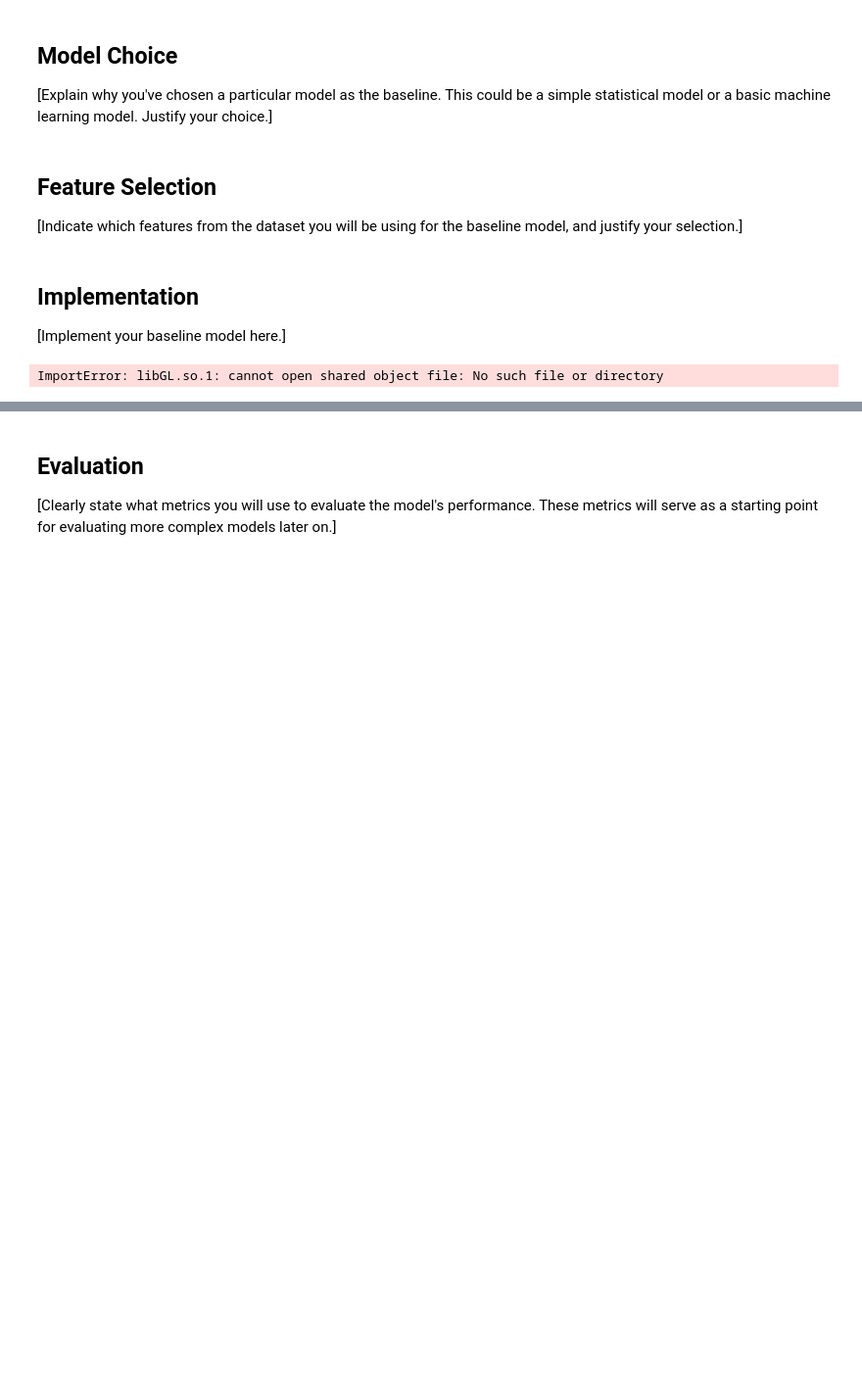
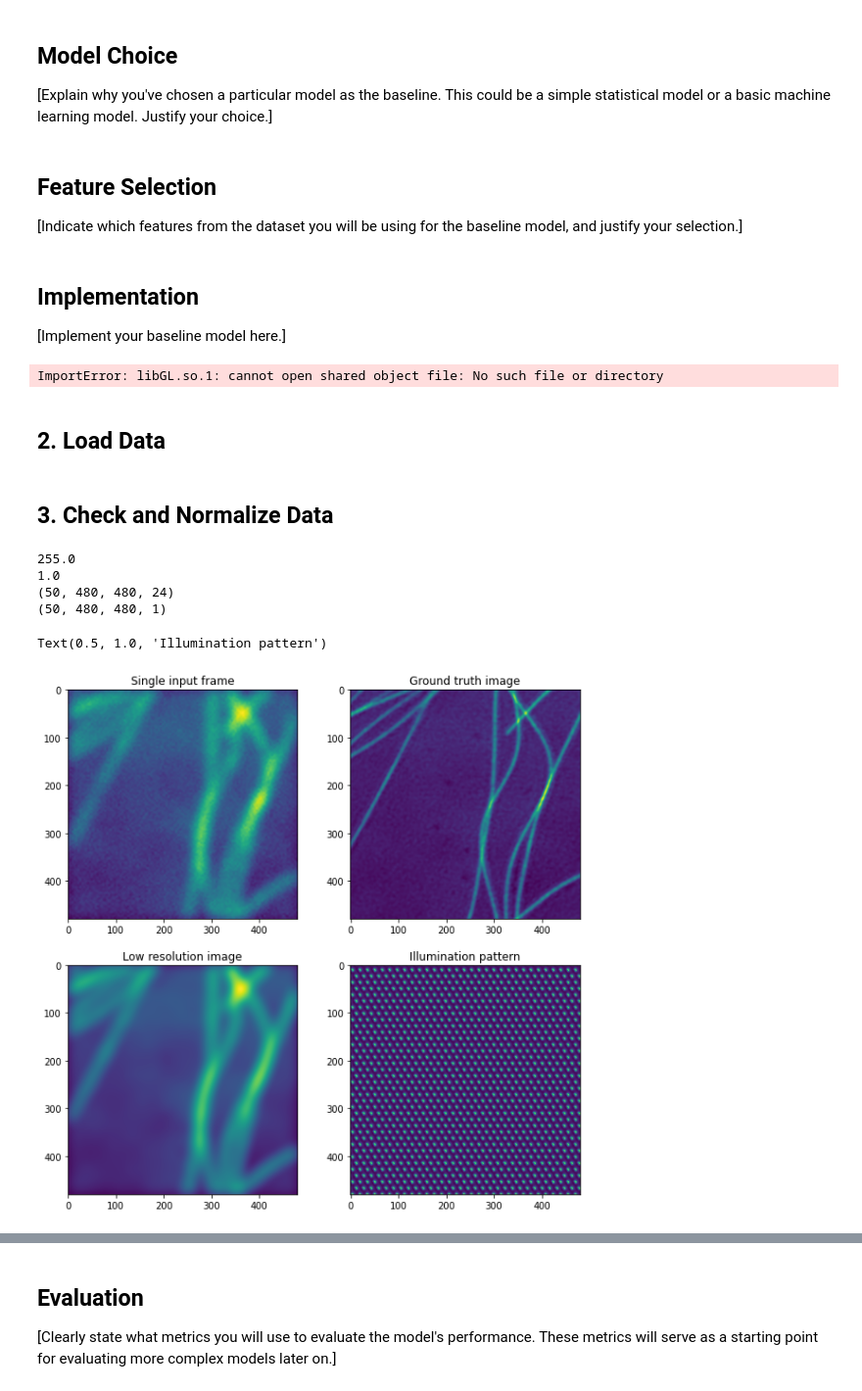
Before and after one commit to theDatascientista/Machine-Learning-for-Medical-Imaging-in-Super-Resolution-Microscopy, a Jupyter notebook: 2_BaselineModel/baseline-CNN_model.ipynb, the cells around one changed output, grey strips where cells are left out. Shown at 98% size. Saved outputs shown, nothing was run; the diff lists cells and outputs as text; code cells hidden in the pictures; blank space fills up the shorter version.

```diff
--- a/2_BaselineModel/baseline-CNN_model.ipynb
+++ b/2_BaselineModel/baseline-CNN_model.ipynb
@@ -89,0 +86,2 @@ dir_name = 'Data/LPSIM/'
+# %% [markdown]
+## 2. Load Data
@@ -89,0 +121,35 @@ dir_name = 'Data/LPSIM/'
+# %% [markdown]
+## 3. Check and Normalize Data
+# %%
+print(np.amax(input_frames))
+input_frames = input_frames - bg_lvl;
+input_frames[input_frames<0] = 0
+input_frames = input_frames/np.amax(input_frames)
+print(np.amax(input_frames))
+gt_fames = gt_frames/np.amax(gt_frames)
+lr_frames = lr_frames/np.amax(lr_frames)
+patterns = patterns/np.amax(patterns)
+print(input_frames.shape)
+print(gt_frames.shape)
+# %% [output]
+255.0
+1.0
+(50, 480, 480, 24)
+(50, 480, 480, 1)
+# %%
+plt.figure(figsize=(10,10))
+plt.subplot(2,2,1)
+plt.imshow(input_frames[1,:,:,1])
+plt.title('Single input frame')
+plt.subplot(2,2,2)
+plt.imshow(gt_frames[1,:,:,:])
+plt.title('Ground truth image')
+plt.subplot(2,2,3)
+plt.imshow(lr_frames[1,:,:,:])
+plt.title('Low resolution image')
+plt.subplot(2,2,4)
+plt.imshow(patterns[1,:,:,:])
+plt.title('Illumination pattern')
+# %% [output]
+Text(0.5, 1.0, 'Illumination pattern')
+[figure, added]
```
Also changed, not shown: parts of 5 cells of this notebook.
